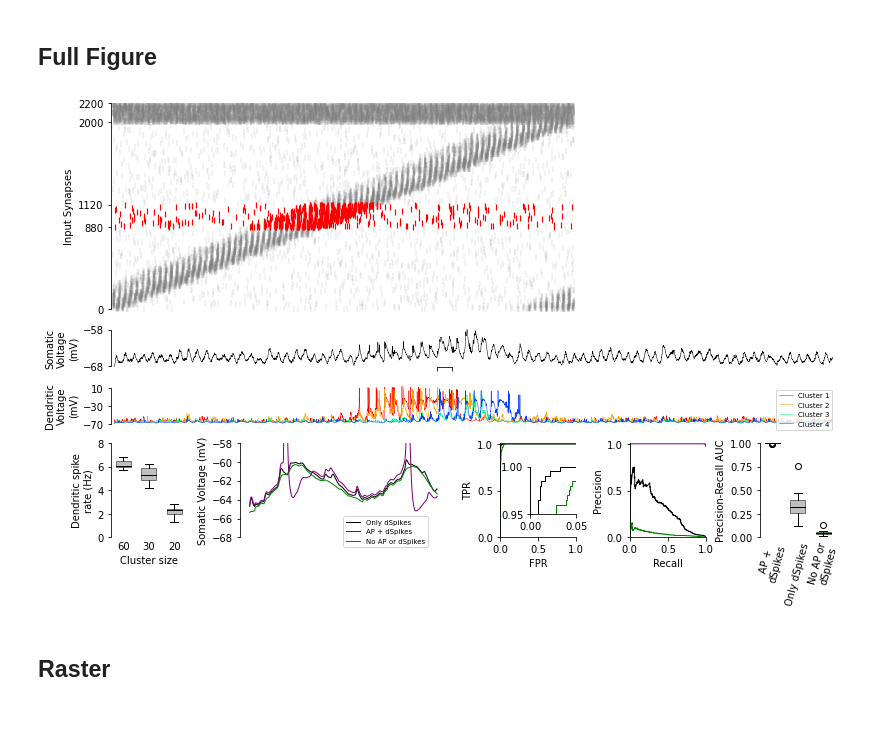
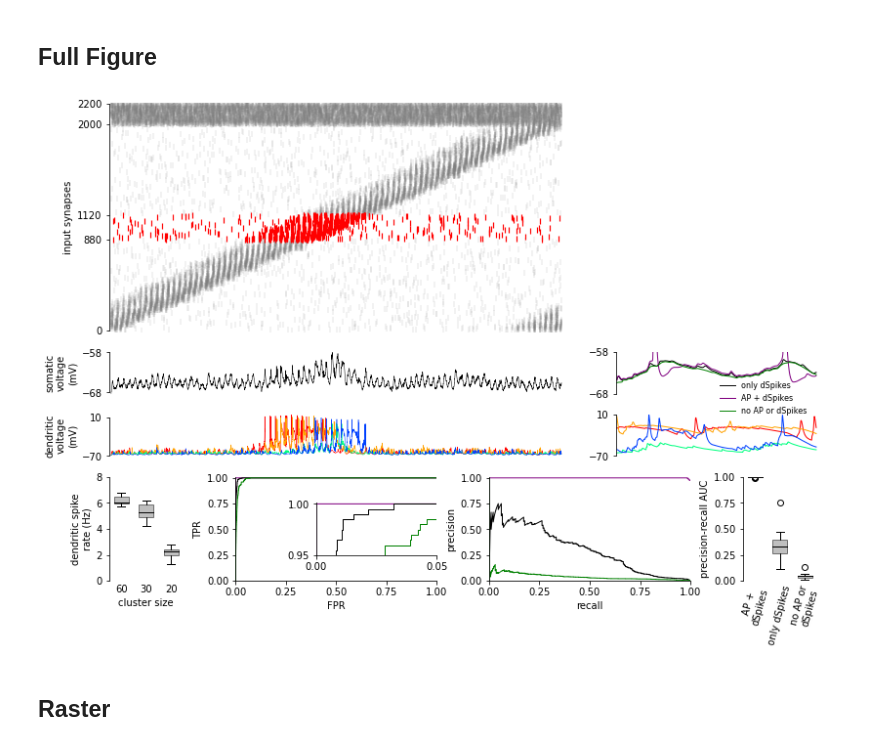
Before and after one commit to yjkimnada/dendrite, a Jupyter notebook: fig1/fig1.ipynb, the cells around one changed output. Cells and saved outputs as stored; diff of their text form; code cells hidden in the pictures; blank space fills up the shorter version.

Commit message:
Updated figure code.

```diff
--- a/fig1/fig1.ipynb
+++ b/fig1/fig1.ipynb
@@ -94,17 +94,17 @@ mpl.rcParams['pdf.fonttype'] = 42
 mpl.rcParams['font.sans-serif'] = "Arial"
 mpl.rcParams['font.family'] = "sans-serif"
 
-fig = plt.figure(constrained_layout=True, figsize = (13,8))
+fig = plt.figure(constrained_layout=True, figsize = (13,9))
 gs = fig.add_gridspec(8,6, wspace=0.7, hspace=0.5)
 ax1 = fig.add_subplot(gs[:4, :4])
-ax2 = fig.add_subplot(gs[4, :])
-ax3 = fig.add_subplot(gs[5, :])
-#ax4 = fig.add_subplot(gs[4:6, 4:])
-ax5 = fig.add_subplot(gs[6:8, 1:3])
+ax2 = fig.add_subplot(gs[4, :4])
+ax3 = fig.add_subplot(gs[5, :4])
+ax4 = fig.add_subplot(gs[5, 4:])
+ax5 = fig.add_subplot(gs[4, 4:])
 ax6 = fig.add_subplot(gs[6:8, 0])
 ax7 = fig.add_subplot(gs[6:8, 5])
-ax8 = fig.add_subplot(gs[6:8, 3])
-ax9 = fig.add_subplot(gs[6:8, 4])
+ax8 = fig.add_subplot(gs[6:8, 1:3])
+ax9 = fig.add_subplot(gs[6:8, 3:5])
 
 
 # Ax1: Raster #
@@ -121,7 +121,7 @@ ax1.spines.bottom.set_visible(False)
 ax1.spines.left.set_bounds(0,2200)
 ax1.spines.bottom.set_bounds(0,10)
 ax1.set_xticks([])
-ax1.set_ylabel("Input Synapses")
+ax1.set_ylabel("input synapses")
 ax1.set_yticks([0,880,1120,2000,2200])
 
 # Ax2: Soma #
@@ -133,9 +133,11 @@ ax2.spines.top.set_visible(False)
 ax2.spines.left.set_bounds(-68,-58)
 ax2.set_yticks([-68,-58])
 ax2.set_xticks([])
-ax2.set_ylabel("Somatic\nVoltage\n(mV)")
-ax2.spines.bottom.set_bounds(22500,23500)
-ax2.set_xticks([22500,23500])
+ax2.set_ylabel("somatic\nvoltage\n(mV)")
+#ax2.spines.bottom.set_bounds(22500,23500)
+#ax2.set_xticks([22500,23500])
+ax2.spines.bottom.set_visible(False)
+ax2.set_xticks([])
 ax2.set_xticklabels([])
 
 # Ax3: Dend #
@@ -150,21 +152,16 @@ ax3.spines.top.set_visible(False)
 ax3.spines.bottom.set_visible(False)
 ax3.spines.left.set_bounds(-70,10)
 ax3.set_xticks([])
-ax3.set_yticks([-70,-30,10])
-ax3.set_ylabel("Dendritic\nVoltage\n(mV)")
+ax3.set_yticks([-70,10])
+ax3.set_ylabel("dendritic\nvoltage\n(mV)")
 #ax3.spines.bottom.set_bounds(22500,23500)
 #ax3.set_xticks([22500,23500])
 #ax3.set_xticklabels([])
-ax3.legend(loc="upper right", fontsize=7)
+#ax3.legend(loc="upper right", fontsize=7)
 
 
-# Ax4: Spike counts #
 #sns.set_style("ticks")
 x_names = ["60", "30", "20"]
-#ax6 = sns.swarmplot(data=dspike_counts[:3].T, s=5, color="gray")
-#ax6 = sns.boxplot(data=dspike_counts[:3].T,
-        #showcaps=False,boxprops={'facecolor':'None', "linewidth":1},
-        #showfliers=False,whiskerprops={'linewidth':0}, width=0.55)
 bp = ax6.boxplot(dspike_counts[:3].T, widths = 0.6, patch_artist=True)
 bp['boxes'][0].set_facecolor("gray")
 bp['boxes'][1].set_facecolor("gray")
@@ -183,79 +180,99 @@ ax6.tick_params(axis="x", length=0)
 ax6.set_xticklabels(x_names)
 ax6.set_yticks(np.arange(0,8.1,2))
 
-ax6.set_xlabel("Cluster size")
-ax6.set_ylabel("Dendritic spike\nrate (Hz)")
+ax6.set_xlabel("cluster size")
+ax6.set_ylabel("dendritic spike\nrate (Hz)")
 
 
 #Inset Voltages
-ax5.plot(soma[22500:23500], color="black", linewidth=1, label="Only dSpikes")
+ax5.plot(soma[22500:23500], color="black", linewidth=1, label="only dSpikes")
 ax5.plot(soma_ap[22500:23500], color="purple", linewidth=1, label="AP + dSpikes")
-ax5.plot(soma_nona[22500:23500], color="green", linewidth=1, label="No AP or dSpikes")
+ax5.plot(soma_nona[22500:23500], color="green", linewidth=1, label="no AP or dSpikes")
 ax5.set_ylim(-68,-58)
-ax5.set_yticks(np.arange(-68,-57,2))
+ax5.set_yticks([-68,-58])
 ax5.spines.right.set_visible(False)
 ax5.spines.top.set_visible(False)
 ax5.spines.bottom.set_visible(False)
 ax5.set_xticks([])
-ax5.set_ylabel("Somatic Voltage (mV)")
-ax5.legend(loc=(0.5,-0.1), fontsize=7)
+#ax5.set_ylabel("Somatic Voltage (mV)")
+ax5.legend(loc=(0.5,-0.6), fontsize=8, frameon=False)
+ax5.margins(x=0.005, y=0.005)
+
+ax4.plot(dend[0][22500:23500], color="#ff0000", linewidth=1, label="Cluster 1")
+ax4.plot(dend[1][22500:23500], color="#ffa200", linewidth=1, label="Cluster 2")
+ax4.plot(dend[2][22500:23500], color="#00ff80", linewidth=1, label="Cluster 3")
+ax4.plot(dend[3][22500:23500], color="#0040ff", linewidth=1, label="Cluster 4")
+ax4.margins(x=0.005, y=0.005)
+ax4.spines.right.set_visible(False)
+ax4.spines.top.set_visible(False)
+ax4.spines.bottom.set_visible(False)
+ax4.spines.left.set_bounds(-70,10)
+ax4.set_xticks([])
+ax4.set_yticks([-70,10])
 
 # AP AUC MOtivation
 bp1 = ax7.boxplot(prarea_ap_true_active_array, positions=[1], widths = 0.6, patch_artist=True)
 bp2 = ax7.boxplot(prarea_na_true_active_array, positions=[2], widths = 0.6, patch_artist=True)
 bp3 = ax7.boxplot(prarea_nona_true_active_array, positions=[3], widths = 0.6, patch_artist=True)
-bp1['boxes'][0].set_facecolor("purple")
+bp1['boxes'][0].set_facecolor("gray")
 bp2['boxes'][0].set_facecolor("gray")
-bp3['boxes'][0].set_facecolor("green")
+bp3['boxes'][0].set_facecolor("gray")
 bp1['boxes'][0].set_alpha(0.5)
 bp2['boxes'][0].set_alpha(0.5)
 bp3['boxes'][0].set_alpha(0.5)
 bp1['medians'][0].set_color("black")
 bp2['medians'][0].set_color("black")
 bp3['medians'][0].set_color("black")
-ax7.set_xticklabels(["AP +\ndSpikes","Only dSpikes", "No AP or\ndSpikes"], rotation=75)
-ax7.set_ylabel("Precision-Recall AUC")
+ax7.set_xticklabels(["AP +\ndSpikes","only dSpikes", "no AP or\ndSpikes"], rotation=75)
+ax7.set_ylabel("precision-recall AUC")
 ax7.spines.right.set_visible(False)
 ax7.spines.top.set_visible(False)
 ax7.spines.bottom.set_visible(False)
 ax7.set_ylim(0,1)
 ax7.tick_params(axis="x", length=0)
+ax7.set_yticks(np.arange(0,1.01,0.25))
 
 ax8.plot(fpr_ap_true_active, tpr_ap_true_active, linewidth=1, color="purple")
 ax8.plot(fpr_na_true_active, tpr_na_true_active, linewidth=1, color="black")
 ax8.plot(fpr_nona_true_active, tpr_nona_true_active, linewidth=1, color="green")
 ax8.spines.right.set_visible(False)
 ax8.spines.top.set_visible(False)
 ax8.set_ylim(0,1.01)
 ax8.set_xlim(0,1)
 ax8.set_xlabel("FPR")
 ax8.set_ylabel("TPR")
+ax8.set_xticks(np.arange(0,1.01,0.25))
+ax8.set_yticks(np.arange(0,1.01,0.25))
 
 ins = ax8.inset_axes([0.4,0.25,0.6,0.5])
 ins.plot(fpr_ap_true_active, tpr_ap_true_active, linewidth=1, color="purple")
 ins.plot(fpr_na_true_active, tpr_na_true_active, linewidth=1, color="black")
 ins.plot(fpr_nona_true_active, tpr_nona_true_active, linewidth=1, color="green")
 ins.spines.right.set_visible(False)
 ins.spines.top.set_visible(False)
-ins.set_ylim(0.95,1)
+ins.set_ylim(0.95,1.001)
 ins.set_xlim(0,0.05)
+ins.set_xticks([0,0.05])
+ins.set_yticks([0.95,1])
 
 
 ax9.plot(rec_ap_true_active, prec_ap_true_active, linewidth=1, color="purple")
 ax9.plot(rec_na_true_active, prec_na_true_active, linewidth=1, color="black")
 ax9.plot(rec_nona_true_active, prec_nona_true_active, linewidth=1, color="green")
 ax9.spines.right.set_visible(False)
 ax9.spines.top.set_visible(False)
 ax9.set_ylim(0,1.01)
 ax9.set_xlim(0,1)
-ax9.set_xlabel("Recall")
-ax9.set_ylabel("Precision")
+ax9.set_xlabel("recall")
+ax9.set_ylabel("precision")
+ax9.set_xticks(np.arange(0,1.01,0.25))
+ax9.set_yticks(np.arange(0,1.01,0.25))
 
 fig.tight_layout()
 #plt.show()
-#fig.savefig("/home/sklee/dendrite/fig1/fig1_raw.pdf", bbox_inches="tight", transparent=True)
+fig.savefig("/home/sklee/dendrite/fig1/fig1_raw.pdf", bbox_inches="tight", transparent=True)
 # %% [output]
-[figure, old version]
+[figure, new version]
 # %% [markdown]
 ## Raster
 # %%
```
Also changed, not shown: 3 other files.
